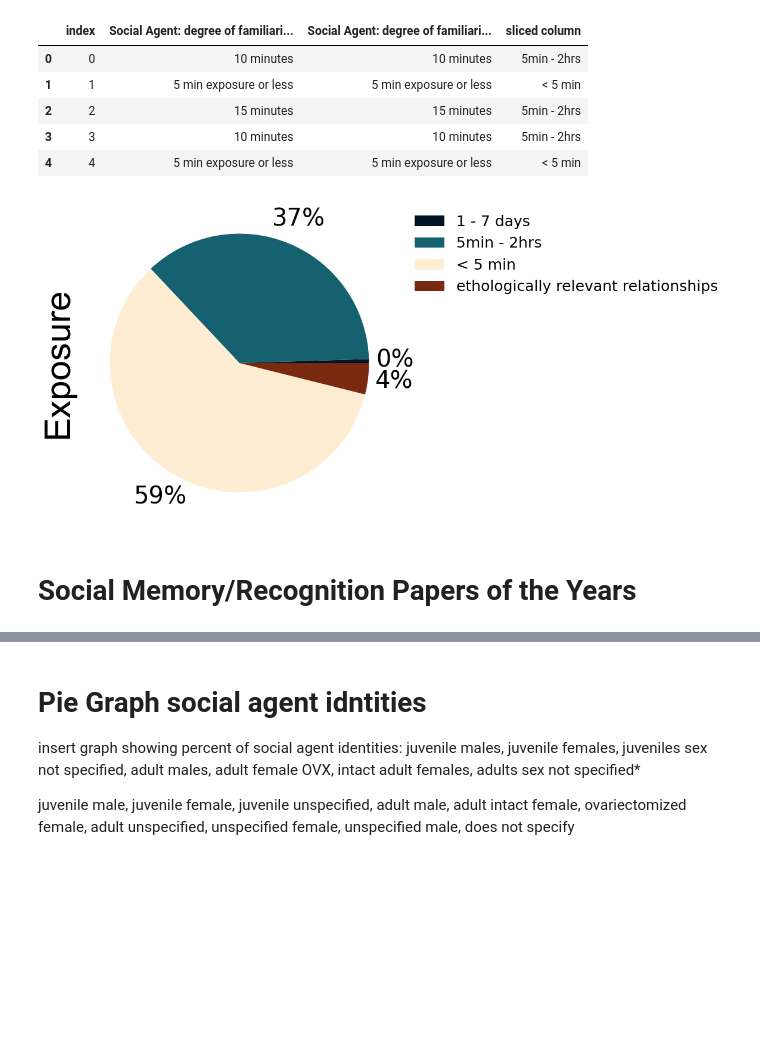
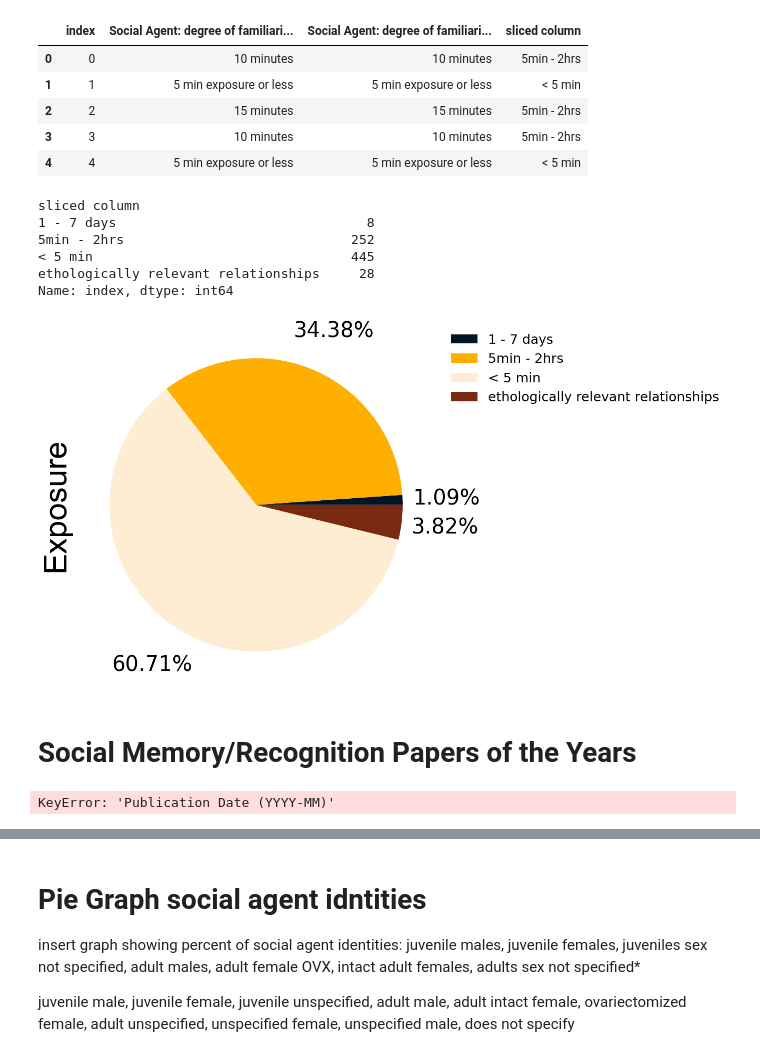
Before and after one commit to padillacoreanolab/literature_review_processing, a Jupyter notebook: results/2022_09_09_literature_review_processing/Graphs for Literature Review.ipynb, the cells around one changed output, grey strips where cells are left out. Drawn from its saved outputs; the diff is of its cells as text; code cells hidden in the pictures; blank space fills up the shorter version.

```diff
--- a/results/2022_09_09_literature_review_processing/Graphs for Literature Review.ipynb
+++ b/results/2022_09_09_literature_review_processing/Graphs for Literature Review.ipynb
@@ -11,12 +11,14 @@ import matplotlib.ticker as mtick
 import seaborn as sns
 from matplotlib.colors import ListedColormap
 # %%
-pclabcol = ['#001424','#FFAF00', '#15616F', '#FEEDD3', '#792910']
+pclabcol = ['#15616F''#001424','#FFAF00', , '#FEEDD3', '#792910']
 #minus the yellow
 pclabcol2 = ['#001424','#15616F', '#FEEDD3', '#792910']
+pclabcol3 = ['#15616F', '#AB796A','#FFAF00', '#FEEDD3', '#792910','#001424','#C5D7DB','#0B3137', '#FFEBBF','#9F6D00','#3C1508']
 sns.palplot(sns.color_palette(pclabcol))
 my_colors = ListedColormap(sns.color_palette(pclabcol))
 my_colors2 = ListedColormap(sns.color_palette(pclabcol2))
+my_colors3 = ListedColormap(sns.color_palette(pclabcol3))
 # %% [output]
 [figure]
 # %%
@@ -393,10 +395,10 @@ exploded_famtime_df[sliced_column] = 'ethologically relevant relationships'
 
 for i in range(len(exploded_famtime_df[sliced_column])):
     if '5 min exposure or less' in exploded_famtime_df[fixed_column_name][i]:
-        exploded_famtime_df[sliced_column][i] = '< 5 min'
-    elif 'min' in exploded_famtime_df[fixed_column_name][i]:
-        exploded_famtime_df[sliced_column][i] = '5min - 2hrs'
-    elif 'days' in exploded_famtime_df[fixed_column_name][i]:
-        exploded_famtime_df[sliced_column][i] = '1 - 7 days'
+        exploded_famtime_df.loc[i, sliced_column] = '< 5 min'
+    elif 'minutes' in exploded_famtime_df[fixed_column_name][i]:
+        exploded_famtime_df.loc[i, sliced_column] = '5min - 2hrs'
+    elif 'day' in exploded_famtime_df[fixed_column_name][i]:
+        exploded_famtime_df.loc[i, sliced_column] = '1 - 7 days'
     #If string contains minutes
-    #IF string contains days
+    #IF string contains day
@@ -427,14 +416,24 @@ exploded_famtime_df.head()
 | 2 | 2 | 15 minutes | 15 minutes | 5min - 2hrs |
 | 3 | 3 | 10 minutes | 10 minutes | 5min - 2hrs |
 | 4 | 4 | 5 min exposure or less | 5 min exposure or less | < 5 min |
+# %%
+total_famtime_df = exploded_famtime_df.groupby([sliced_column]).count().loc[:,'index']
+total_famtime_df
+# %% [output]
+sliced column
+1 - 7 days                                8
+5min - 2hrs                             252
+< 5 min                                 445
+ethologically relevant relationships     28
+Name: index, dtype: int64
 # %%
 plt.rcParams["figure.figsize"] = (18,10)
-exploded_famtime_df.groupby([sliced_column]).sum().plot(kind='pie',subplots = True,autopct='%1.0f%%', pctdistance=1.2, labeldistance=None,cmap=my_colors2, fontsize = AXESLABEL)
+total_famtime_df.plot(kind='pie',subplots = True,autopct='%.2f%%', pctdistance=1.3, labeldistance=None,cmap=my_colors, fontsize = AXESLABEL)
 plt.legend(bbox_to_anchor=(1.0, 1.0),frameon = False, fontsize = LEGSIZE) #Moves legend and takes frame off
 plt.ylabel("Exposure", fontsize = TITLESIZE, family = 'Arial')
 plt.savefig("./proc/plots/FAMTIME.svg")
 # %% [output]
-[figure, old version]
+[figure, new version]
 # %% [markdown]
 # Social Memory/Recognition Papers of the Years
 # %%
@@ -443,9 +442,11 @@ m_df = survey_df[['Title','Publication Date (YYYY-MM)']].copy()
 # Filter for titles that have social memory
 #n_df = m_df.loc[m_df['Title'].str.contains('social memory','Social memory')]
 mne_df = m_df['Publication Date (YYYY-MM)'].str.extract(r'(\d+)')
-#mne_df = mne_df[0].astype(int)
-#mne_df = mne_df.value_counts()
-#mne_df = mne_df.drop(mne_df.index[-1])
-#mne_df['Publication Date (YYYY-MM)'] = pd.to_numeric(mne_df['Publication Date (YYYY-MM)'], errors='coerce')
+mne_df = mne_df[0].astype(int)
+mne_df = mne_df.value_counts()
+mne_df = mne_df.drop(mne_df.index[-1])
+mne_df['Publication Date (YYYY-MM)'] = pd.to_numeric(mne_df['Publication Date (YYYY-MM)'], errors='coerce')
+# %% [output]
+KeyError: 'Publication Date (YYYY-MM)'
 # %%
 mne_df.iloc[::-1]
```
Also changed, not shown: parts of 6 cells of this notebook, 1 other file.
